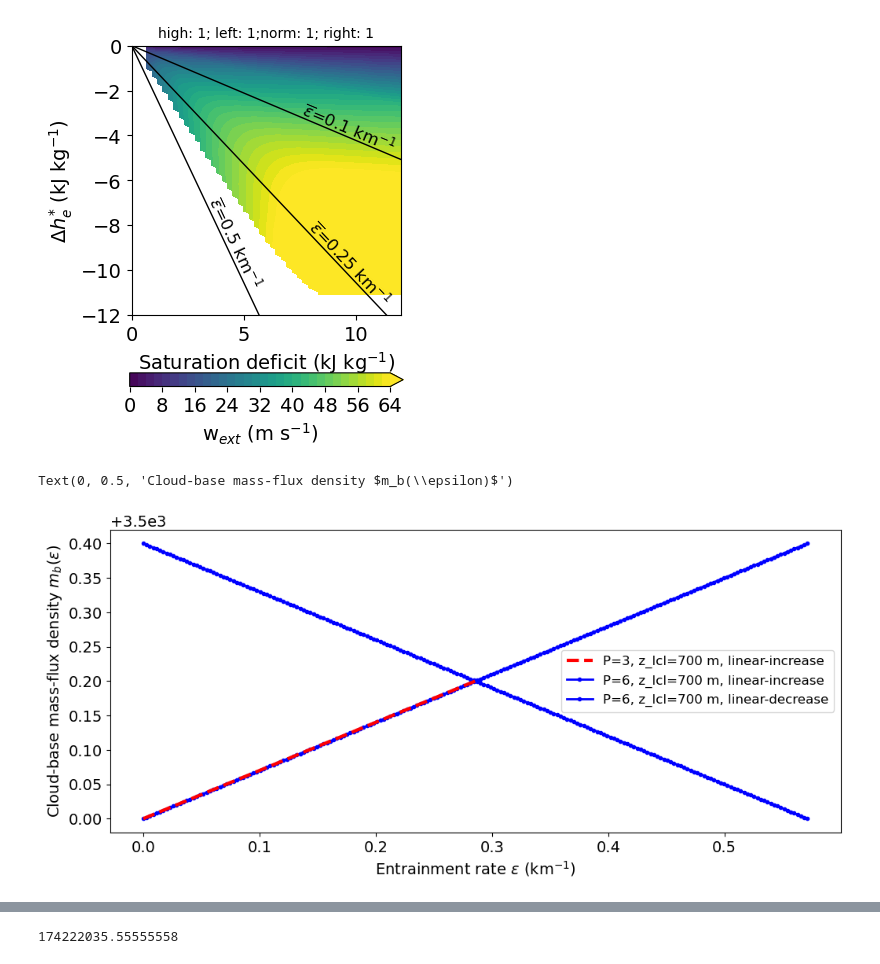
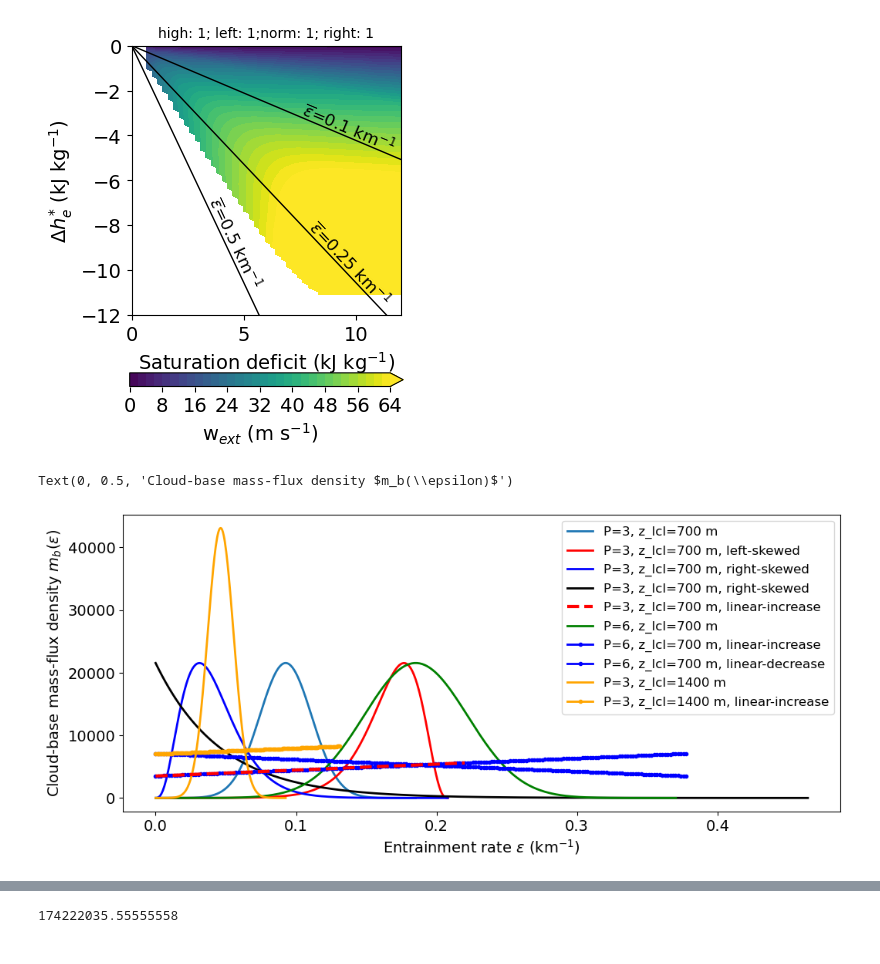
Before and after one commit to dongqi-DQ/plume_models, a Jupyter notebook: distribution_plotting.ipynb, the cells around one changed output, grey strips where cells are left out. Cells and saved outputs as stored; diff of their text form; code cells hidden in the pictures.

```diff
--- a/distribution_plotting.ipynb
+++ b/distribution_plotting.ipynb
@@ -542,37 +542,27 @@ def distribution_profile(nbins=50, skew="right"):
 
     if skew == "right":
         pdf = gamma.pdf(x, a=shape, scale=scale)
-        Afac = 0.04
+        Afac=0.0325
     elif skew == "normal":
         mu = 0.5
         pdf = norm.pdf(x, loc=mu, scale=sigma)
-        Afac = 0.04
+        Afac=0.0325
     elif skew == "left":
         # mirror the right-skewed gamma around x = 0.5
         pdf = gamma.pdf(1 - x, a=shape, scale=scale)
-        Afac = 0.04
+        Afac=0.0325
     elif skew == "strong-low-entrain":
         # exponential-like: maximum at x = 0
         shape_low = 1
         scale_low = 0.1
         pdf = gamma.pdf(x, a=shape_low, scale=scale_low)
-        Afac = 0.04
+        Afac=0.0325
     elif skew == "strong-high-entrain":
         # mirrored exponential-like distribution
         shape_high = 1
         scale_high = 0.1
         pdf = gamma.pdf(1 - x, a=shape_high, scale=scale_high)
-        Afac = 0.04
-    elif skew == "linear-increase":
-        pdf = slope*x+intercept
-        ## normalise
-        pdf = pdf/np.trapz(pdf,x)
-        Afac = 0.075
-    elif skew == "linear-decrease":
-        pdf = slope*(1-x)+intercept
-        ## normalise
-        pdf = pdf/np.trapz(pdf,x)
-        Afac = 0.075
+        Afac=0.0325
     else:
         raise ValueError(
             f"Input: {skew} is not a valid option. "
@@ -619,32 +609,32 @@ def get_linear(P, z_lcl,skew_type="linear-increase",nbins=200,const=const):
 # %%
 plt.figure(figsize=(12,5))
 P=3
 z_lcl=700
-# plt.plot(*get_mass_pdf(P, z_lcl, skew_type="normal"), label=f"P={P}, z_lcl={z_lcl} m")
+plt.plot(*get_mass_pdf(P, z_lcl, skew_type="normal"), label=f"P={P}, z_lcl={z_lcl} m")
 
-# plt.plot(*get_mass_pdf(P, z_lcl, skew_type="left"), color="r", label=f"P={P}, z_lcl={z_lcl} m, left-skewed")
-# plt.plot(*get_mass_pdf(P, z_lcl, skew_type="right"), color="b", label=f"P={P}, z_lcl={z_lcl} m, right-skewed")
-# plt.plot(*get_mass_pdf(P, z_lcl, skew_type="strong-low-entrain"), color="k", label=f"P={P}, z_lcl={z_lcl} m, right-skewed")
+plt.plot(*get_mass_pdf(P, z_lcl, skew_type="left"), color="r", label=f"P={P}, z_lcl={z_lcl} m, left-skewed")
+plt.plot(*get_mass_pdf(P, z_lcl, skew_type="right"), color="b", label=f"P={P}, z_lcl={z_lcl} m, right-skewed")
+plt.plot(*get_mass_pdf(P, z_lcl, skew_type="strong-low-entrain"), color="k", label=f"P={P}, z_lcl={z_lcl} m, right-skewed")
 
 plt.plot(*get_linear(P, z_lcl), "r--", label=f"P={P}, z_lcl={z_lcl} m, linear-increase",linewidth=3,zorder=10)
 
 P=6
 z_lcl=700
-# plt.plot(*get_mass_pdf(P, z_lcl, skew_type="normal"), label=f"P={P}, z_lcl={z_lcl} m",color="green")
+plt.plot(*get_mass_pdf(P, z_lcl, skew_type="normal"), label=f"P={P}, z_lcl={z_lcl} m",color="green")
 plt.plot(*get_linear(P, z_lcl), "b.-", label=f"P={P}, z_lcl={z_lcl} m, linear-increase")
 plt.plot(*get_linear(P, z_lcl,skew_type="linear-decrease"), "b.-", label=f"P={P}, z_lcl={z_lcl} m, linear-decrease")
 # plt.plot(np.linspace(0,emax), -700*np.linspace(0,emax)+5*700+700*emax,"k--")
 P=3
 z_lcl=1400
-# plt.plot(*get_mass_pdf(P, z_lcl, skew_type="normal"), label=f"P={P}, z_lcl={z_lcl} m",color="orange")
-# plt.plot(*get_linear(P, z_lcl), ".-", label=f"P={P}, z_lcl={z_lcl} m, linear-increase",color="orange")
+plt.plot(*get_mass_pdf(P, z_lcl, skew_type="normal"), label=f"P={P}, z_lcl={z_lcl} m",color="orange")
+plt.plot(*get_linear(P, z_lcl), ".-", label=f"P={P}, z_lcl={z_lcl} m, linear-increase",color="orange")
 plt.legend()
 plt.xlabel(r"Entrainment rate $\epsilon$ (km$^{-1}$)")
 plt.ylabel(r"Cloud-base mass-flux density $m_b(\epsilon)$")
 # For the same total cloud-base mass flux, a deeper boundary layer concentrates that mass flux into a narrower range of lower entrainment rates.
 # %% [output]
 Text(0, 0.5, 'Cloud-base mass-flux density $m_b(\\epsilon)$')
-[figure, old version]
+[figure, new version]
 # %%
 fig = plt.figure(figsize=(5,7))
 ax1 = fig.add_subplot(111)
```
Also changed, not shown: parts of 1 cell of this notebook, 1 other file.
